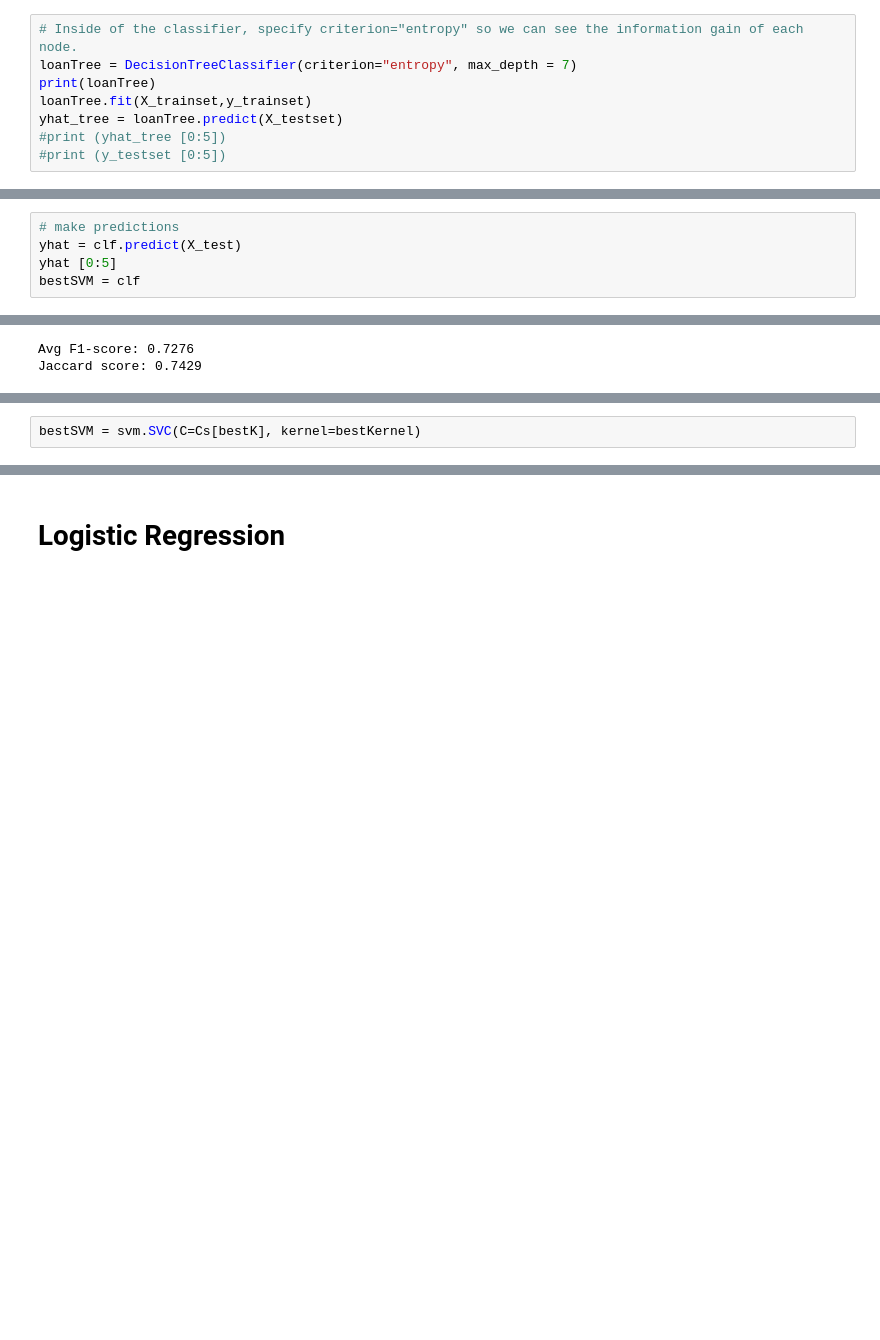
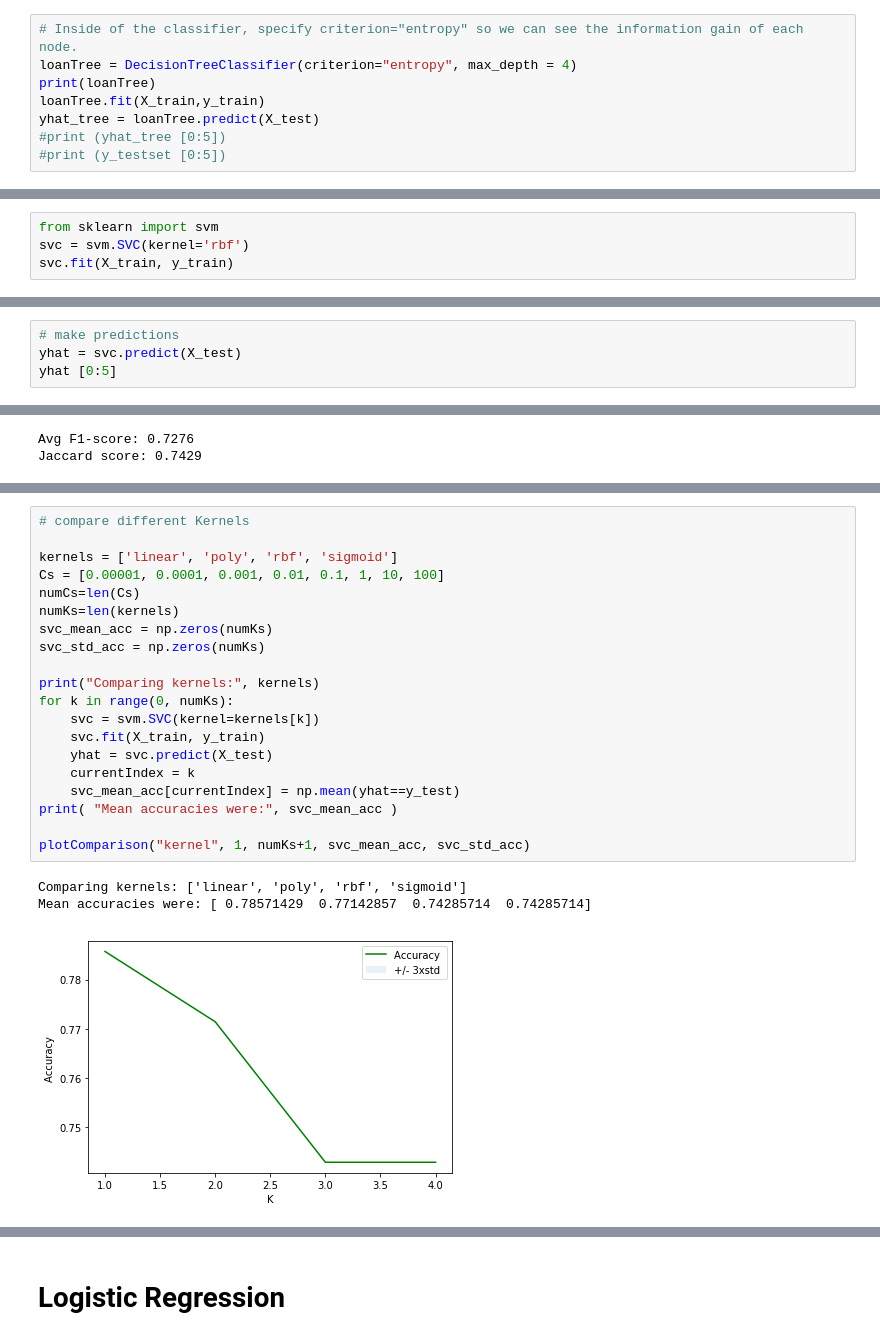
Before and after one commit to rojyates/coursera-machine-learning, a Jupyter notebook: Machine Learning Notebook.ipynb, the cells around one changed output, grey strips where cells are left out. Cells and saved outputs as stored; diff of their text form; blank space fills up the shorter version.

```diff
--- a/Machine Learning Notebook.ipynb
+++ b/Machine Learning Notebook.ipynb
@@ -350,9 +349,9 @@ X_trainset, X_testset, y_trainset, y_testset = train_test_split(X, y, test_size=
 # %%
 # Inside of the classifier, specify criterion="entropy" so we can see the information gain of each node.
-loanTree = DecisionTreeClassifier(criterion="entropy", max_depth = 7)
+loanTree = DecisionTreeClassifier(criterion="entropy", max_depth = 4)
 print(loanTree)
-loanTree.fit(X_trainset,y_trainset)
-yhat_tree = loanTree.predict(X_testset)
+loanTree.fit(X_train,y_train)
+yhat_tree = loanTree.predict(X_test)
 #print (yhat_tree [0:5])
 #print (y_testset [0:5])
 # %% [output]
@@ -465,0 +454,4 @@ SVC(C=1.0, cache_size=200, class_weight=None, coef0=0.0,
+# %%
+from sklearn import svm
+svc = svm.SVC(kernel='rbf')
+svc.fit(X_train, y_train)
@@ -466,5 +463,4 @@ SVC(C=1.0, cache_size=200, class_weight=None, coef0=0.0,
 # %%
 # make predictions
-yhat = clf.predict(X_test)
+yhat = svc.predict(X_test)
 yhat [0:5]
-bestSVM = clf
@@ -617,2 +482,24 @@ The best f1_score per Kernel: ['linear', 0.69142857142857139, 1e-05, 'poly', 0.7
-# %%
-bestSVM = svm.SVC(C=Cs[bestK], kernel=bestKernel)
+# %%
+# compare different Kernels
+
+kernels = ['linear', 'poly', 'rbf', 'sigmoid']
+Cs = [0.00001, 0.0001, 0.001, 0.01, 0.1, 1, 10, 100]
+numCs=len(Cs)
+numKs=len(kernels)
+svc_mean_acc = np.zeros(numKs)
+svc_std_acc = np.zeros(numKs)
+
+print("Comparing kernels:", kernels)
+for k in range(0, numKs):
+    svc = svm.SVC(kernel=kernels[k])
+    svc.fit(X_train, y_train)
+    yhat = svc.predict(X_test)
+    currentIndex = k
+    svc_mean_acc[currentIndex] = np.mean(yhat==y_test)
+print( "Mean accuracies were:", svc_mean_acc )
+
+plotComparison("kernel", 1, numKs+1, svc_mean_acc, svc_std_acc)
+# %% [output]
+Comparing kernels: ['linear', 'poly', 'rbf', 'sigmoid']
+Mean accuracies were: [ 0.78571429  0.77142857  0.74285714  0.74285714]
+[figure, added]
```
Also changed, not shown: parts of 49 cells of this notebook.
